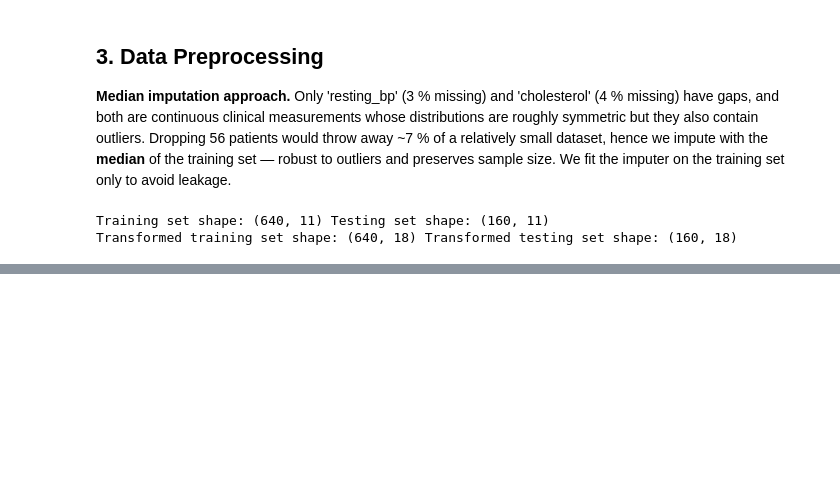
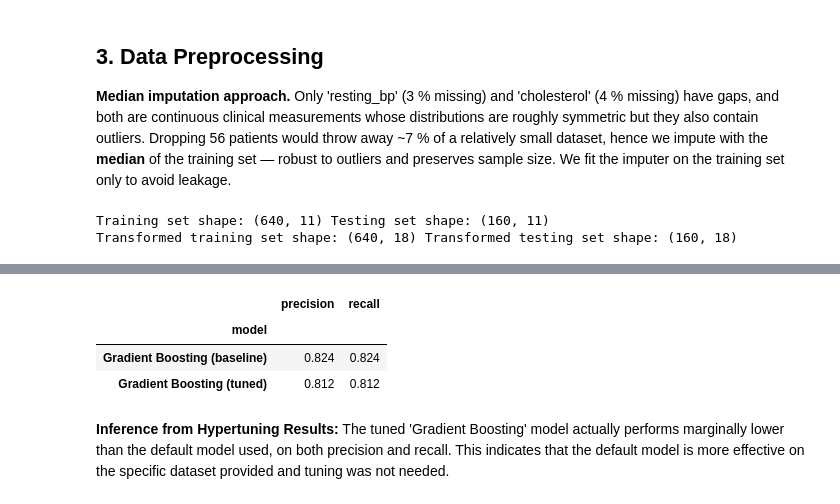
Before and after one commit to VenkyP77/ml-assessment-venkatraman-prabhu, a Jupyter notebook: part_a/q1_supervised.ipynb, the cells around one changed output, grey strips where cells are left out. Cells and saved outputs as stored; diff of their text form; code cells hidden in the pictures; blank space fills up the shorter version.

```diff
--- a/part_a/q1_supervised.ipynb
+++ b/part_a/q1_supervised.ipynb
@@ -150,0 +173,18 @@ Transformed training set shape: (640, 18) Transformed testing set shape: (160, 1
+# %%
+from sklearn.metrics import classification_report, confusion_matrix, precision_score, recall_score
+
+rows = []
+for name, model in models.items():
+    y_pred = model.predict(X_test_t)
+    print(f"--- {name} ---")
+    print(classification_report(y_test, y_pred))
+    print("Confusion Matrix:")
+    print(confusion_matrix(y_test, y_pred))
+    print(f"Precision: {precision_score(y_test, y_pred):.2f}")
+    print(f"Recall: {recall_score(y_test, y_pred):.2f}")
+    print("")
+    rows.append({
+        "model": name,
+        "precision": precision_score(y_test, y_pred),
+        "recall":    recall_score(y_test, y_pred),
+    })
@@ -150,0 +209,6 @@ Transformed training set shape: (640, 18) Transformed testing set shape: (160, 1
+# %%
+summary = pd.DataFrame(rows).set_index("model").round(3)
+summary["precision", "recall"] = summary[["precision", "recall"]].mean(axis=1)
+best_model_name = summary["precision", "recall"].idxmax()
+print(f"Best model by precision and recall: {best_model_name}")
+print(summary.loc[[best_model_name]])
@@ -150,0 +267,24 @@ Transformed training set shape: (640, 18) Transformed testing set shape: (160, 1
+# %%
+tuned = gs.best_estimator_
+
+def score(model, name):
+    p = model.predict(X_test_t)
+    return {
+        "model":     name,
+        "precision": precision_score(y_test, p),
+        "recall":    recall_score(y_test, p),
+    }
+
+comparison = pd.DataFrame([
+    score(baseline, f"{best_model_name} (baseline)"),
+    score(tuned,    f"{best_model_name} (tuned)"),
+]).set_index("model").round(3)
+comparison
+# %% [output]
+|  | precision | recall |
+| model |  |  |
+| Gradient Boosting (baseline) | 0.824 | 0.824 |
+| Gradient Boosting (tuned) | 0.812 | 0.812 |
+# %% [markdown]
+**Inference from Hypertuning Results:**
+The tuned 'Gradient Boosting' model actually performs marginally lower than the default model used, on both precision and recall. This indicates that the default model is more effective on the specific dataset provided and tuning was not needed.
```
Also changed, not shown: parts of 11 cells of this notebook.
